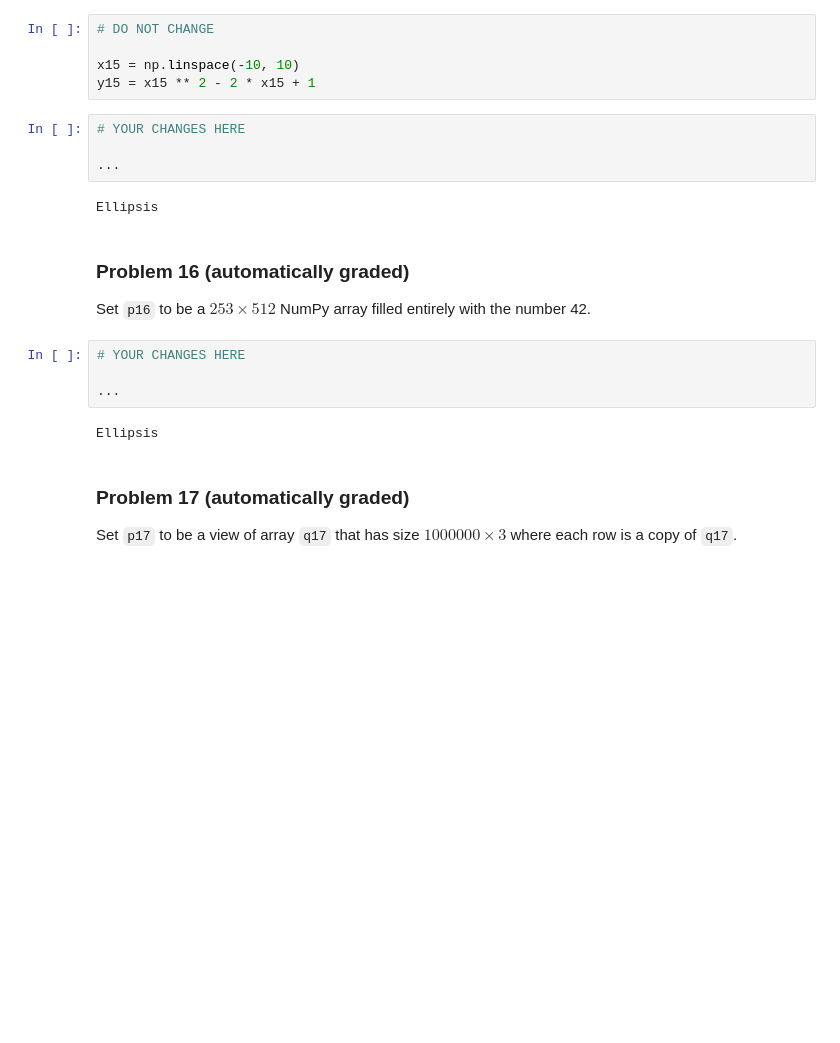
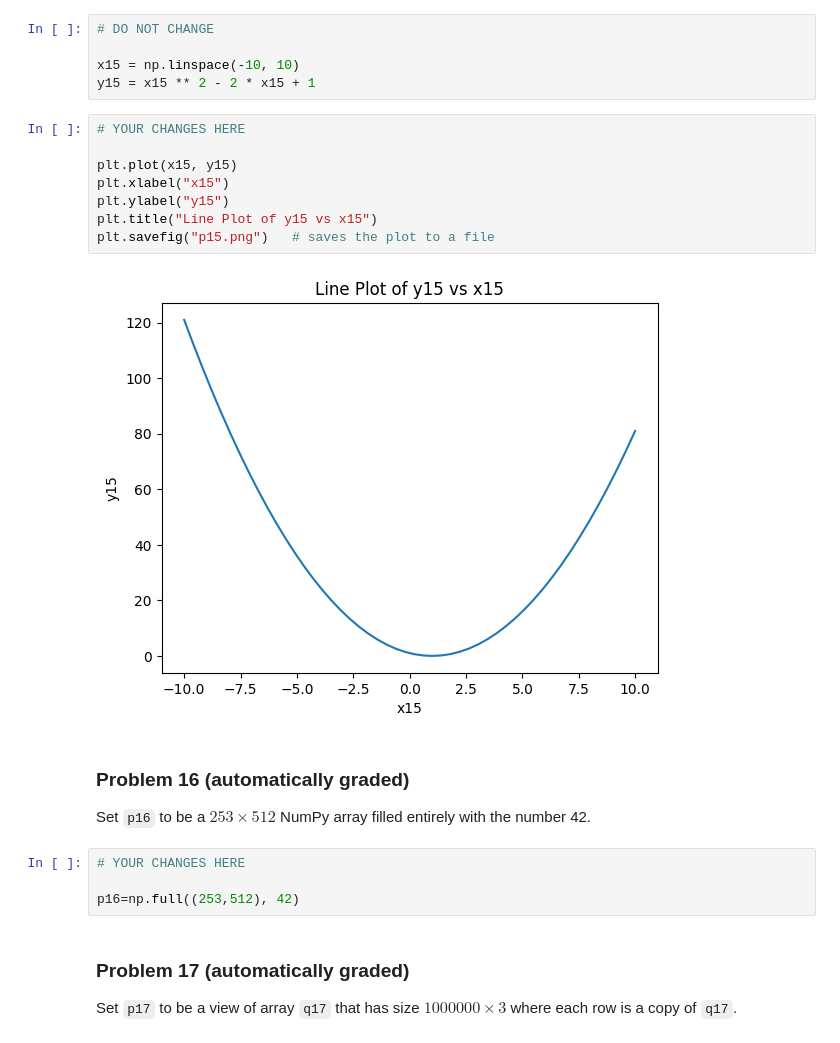
Before and after one commit to Salhaelhadi/dx602-homework-10, a Jupyter notebook: homework.ipynb, the cells around one changed output. Drawn from its saved outputs; the diff is of its cells as text; blank space fills up the shorter version.

```diff
--- a/homework.ipynb
+++ b/homework.ipynb
@@ -296,12 +293,16 @@ Plot the data in variables `x15` and `y15` as a line chart and save it to the fi
 
 x15 = np.linspace(-10, 10)
 y15 = x15 ** 2 - 2 * x15 + 1
-# %%
-# YOUR CHANGES HERE
-
-...
-# %% [output]
-Ellipsis
+# %%
+# YOUR CHANGES HERE
+
+plt.plot(x15, y15)
+plt.xlabel("x15")
+plt.ylabel("y15")
+plt.title("Line Plot of y15 vs x15")
+plt.savefig("p15.png")   # saves the plot to a file
+# %% [output]
+[figure, added]
 # %% [markdown]
 ### Problem 16 (automatically graded)
 
@@ -309,9 +310,7 @@ Set `p16` to be a $253 \times 512$ NumPy array filled entirely with the number 4
 # %%
 # YOUR CHANGES HERE
 
-...
+p16=np.full((253,512), 42)
-# %% [output]
-Ellipsis
 # %% [markdown]
 ### Problem 17 (automatically graded)
 
```
Also changed, not shown: parts of 4 cells of this notebook, 1 other file.
